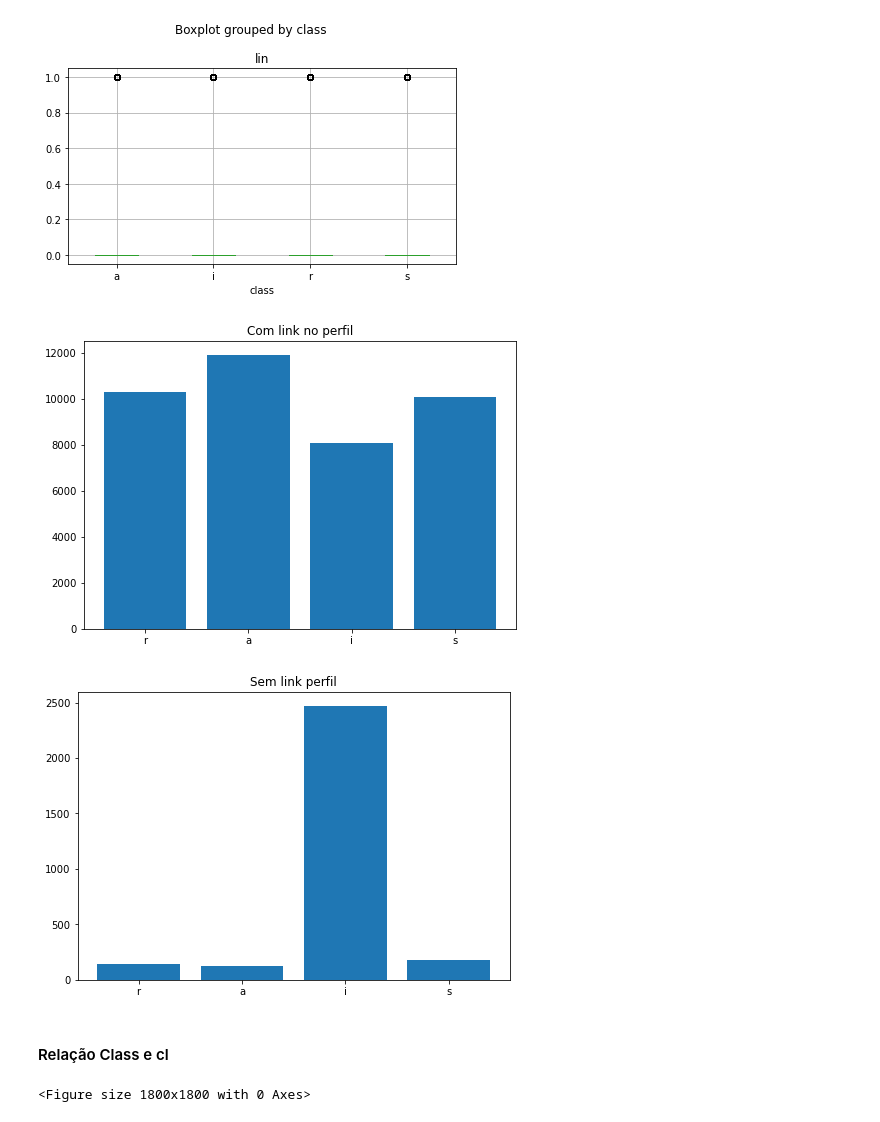
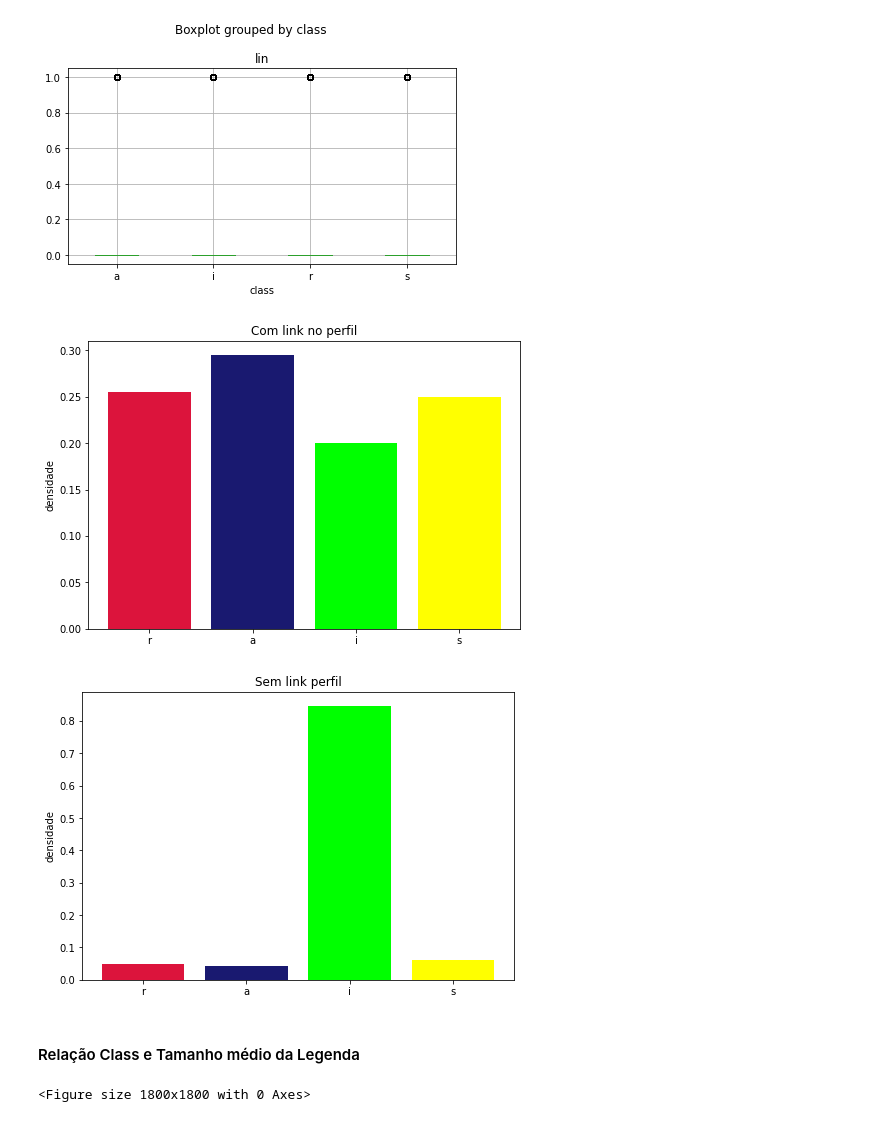
Before and after one commit to ArthurCisotto/P2_CDados, a Jupyter notebook: Projeto_2_CDados.ipynb, the cells around one changed output. Drawn from its saved outputs; the diff is of its cells as text; code cells hidden in the pictures.

```diff
--- a/Projeto_2_CDados.ipynb
+++ b/Projeto_2_CDados.ipynb
@@ -313,25 +322,27 @@ perfis_fake_spam_sem_link = perfis_sem_link.loc[perfis_sem_link['class']=='s']
 # %%
 fig = plt.figure()
 ax = fig.add_axes([0,0,1,1])
 perfis = ['r', 'a', 'i', 's']
-quantidade = [perfis_reais_com_link.shape[0], perfis_fake_ativo_com_link.shape[0], perfis_fake_inativo_com_link.shape[0], perfis_fake_spam_com_link.shape[0]]
-ax.bar(perfis,quantidade)
+quantidade = [perfis_reais_com_link.shape[0]/perfis_com_link.shape[0], perfis_fake_ativo_com_link.shape[0]/perfis_com_link.shape[0], perfis_fake_inativo_com_link.shape[0]/perfis_com_link.shape[0], perfis_fake_spam_com_link.shape[0]/perfis_com_link.shape[0]]
+ax.bar(perfis,quantidade, color=['crimson', 'midnightblue', 'lime', 'yellow'])
 plt.title('Com link no perfil')
+plt.ylabel('densidade')
 plt.show()
 # %% [output]
-[figure, old version]
+[figure, new version]
 # %%
 fig = plt.figure()
 ax = fig.add_axes([0,0,1,1])
 perfis = ['r', 'a', 'i', 's']
-quantidade = [perfis_reais_sem_link.shape[0], perfis_fake_ativo_sem_link.shape[0], perfis_fake_inativo_sem_link.shape[0], perfis_fake_spam_sem_link.shape[0]]
-ax.bar(perfis,quantidade)
+quantidade = [perfis_reais_sem_link.shape[0]/perfis_sem_link.shape[0], perfis_fake_ativo_sem_link.shape[0]/perfis_sem_link.shape[0], perfis_fake_inativo_sem_link.shape[0]/perfis_sem_link.shape[0], perfis_fake_spam_sem_link.shape[0]/perfis_sem_link.shape[0]]
+ax.bar(perfis,quantidade, color=['crimson', 'midnightblue', 'lime', 'yellow'])
 plt.title('Sem link perfil')
+plt.ylabel('densidade')
 plt.show()
 # %% [output]
-[figure, old version]
+[figure, new version]
 # %% [markdown]
-#### Relação Class e cl
+#### Relação Class e Tamanho médio da Legenda
 # %%
 plt.figure(figsize=(25,25))
 data.boxplot(column="cl",by="class")
```
Also changed, not shown: parts of 36 cells of this notebook.
